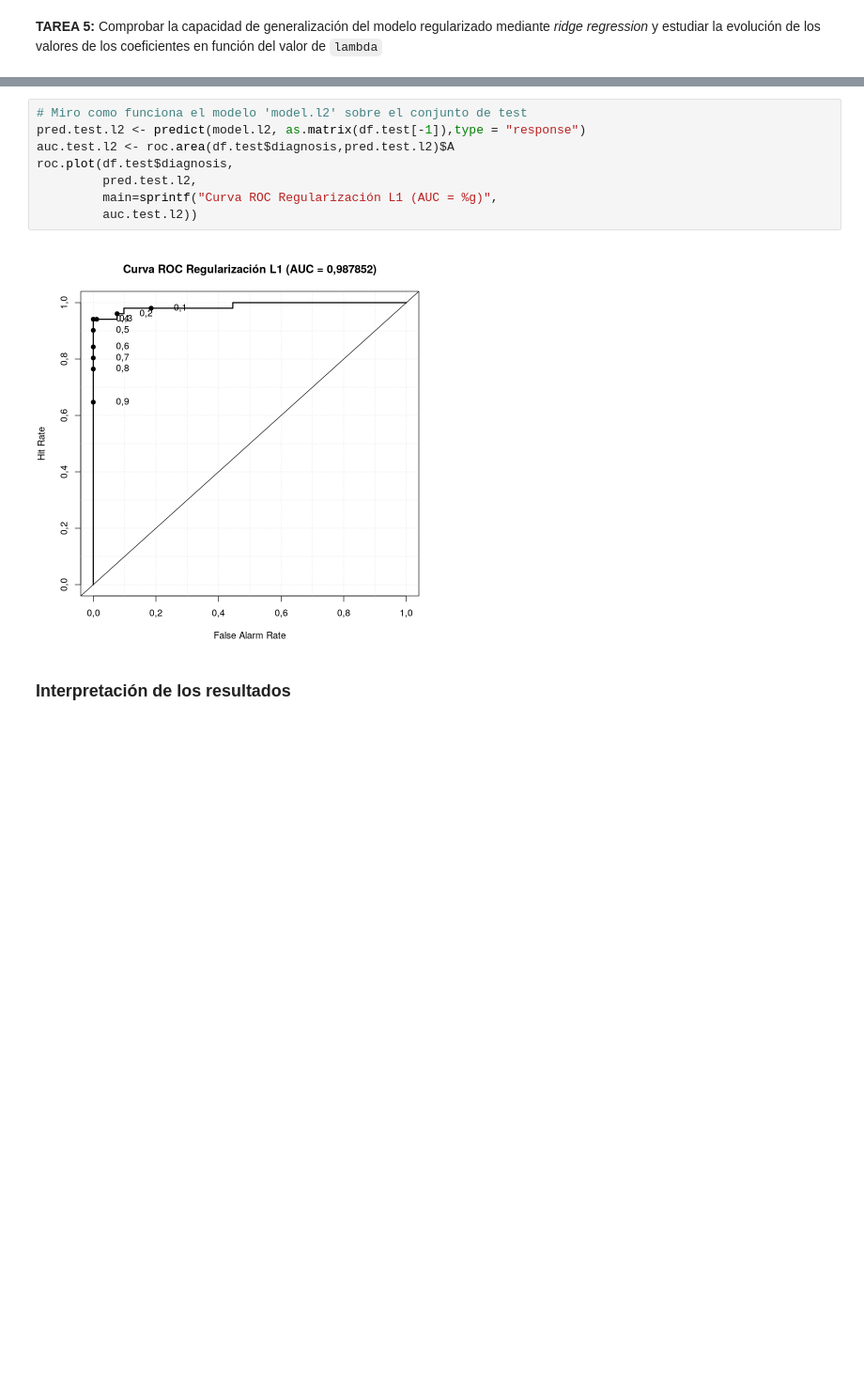
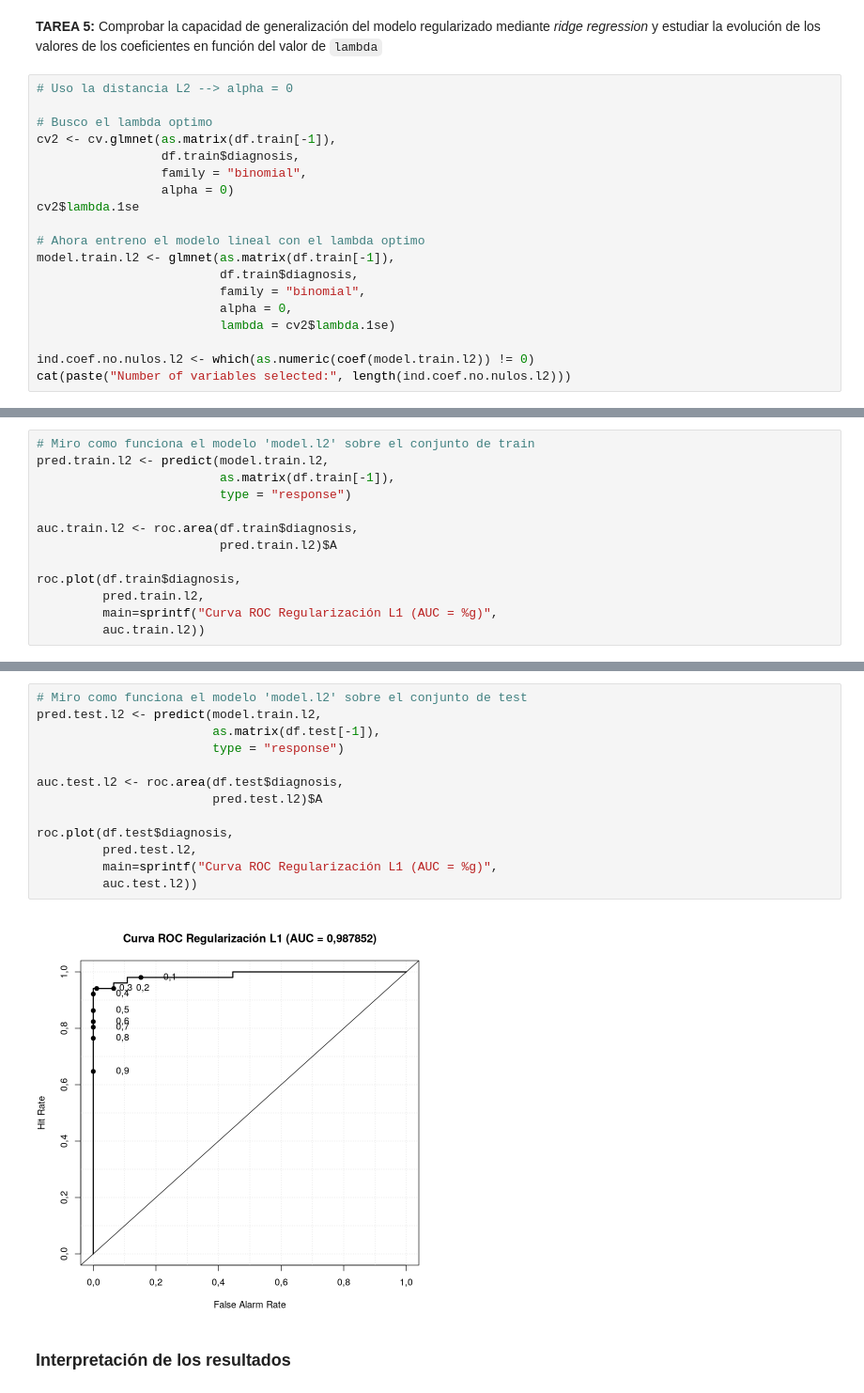
Before and after one commit to NTrevisani/DataScienceMaster, a Jupyter notebook: Estadistica/Pablo/PracticaDimensiones/Seleccion_de_variables_y_regularizacion_BC.ipynb, the cells around one changed output, grey strips where cells are left out. Shown at 94% size. Saved outputs shown, nothing was run; the diff lists cells and outputs as text; blank space fills up the shorter version.

```diff
--- a/Estadistica/Pablo/PracticaDimensiones/Seleccion_de_variables_y_regularizacion_BC.ipynb
+++ b/Estadistica/Pablo/PracticaDimensiones/Seleccion_de_variables_y_regularizacion_BC.ipynb
@@ -506,3 +554,22 @@ roc.plot(df$diagnosis,pred.l2, main=sprintf("Curva ROC Regularización L2 (AUC =
 [figure]
 # %% [markdown]
 **TAREA 5:** Comprobar la capacidad de generalización del modelo regularizado mediante _ridge regression_ y estudiar la evolución de los valores de los coeficientes en función del valor de `lambda`
+# %%
+# Uso la distancia L2 --> alpha = 0
+
+# Busco el lambda optimo
+cv2 <- cv.glmnet(as.matrix(df.train[-1]),
+                 df.train$diagnosis,
+                 family = "binomial",
+                 alpha = 0)
+cv2$lambda.1se
+
+# Ahora entreno el modelo lineal con el lambda optimo
+model.train.l2 <- glmnet(as.matrix(df.train[-1]),
+                         df.train$diagnosis,
+                         family = "binomial",
+                         alpha = 0,
+                         lambda = cv2$lambda.1se)
+
+ind.coef.no.nulos.l2 <- which(as.numeric(coef(model.train.l2)) != 0)
+cat(paste("Number of variables selected:", length(ind.coef.no.nulos.l2)))
@@ -508,0 +579,13 @@ roc.plot(df$diagnosis,pred.l2, main=sprintf("Curva ROC Regularización L2 (AUC =
+# %%
+# Miro como funciona el modelo 'model.l2' sobre el conjunto de train
+pred.train.l2 <- predict(model.train.l2,
+                         as.matrix(df.train[-1]),
+                         type = "response")
+
+auc.train.l2 <- roc.area(df.train$diagnosis,
+                         pred.train.l2)$A
+
+roc.plot(df.train$diagnosis,
+         pred.train.l2,
+         main=sprintf("Curva ROC Regularización L1 (AUC = %g)",
+         auc.train.l2))
@@ -509,13 +594,18 @@ roc.plot(df$diagnosis,pred.l2, main=sprintf("Curva ROC Regularización L2 (AUC =
 # %%
 # Miro como funciona el modelo 'model.l2' sobre el conjunto de test
-pred.test.l2 <- predict(model.l2, as.matrix(df.test[-1]),type = "response")
-auc.test.l2 <- roc.area(df.test$diagnosis,pred.test.l2)$A
+pred.test.l2 <- predict(model.train.l2,
+                        as.matrix(df.test[-1]),
+                        type = "response")
+
+auc.test.l2 <- roc.area(df.test$diagnosis,
+                        pred.test.l2)$A
+
 roc.plot(df.test$diagnosis,
          pred.test.l2,
          main=sprintf("Curva ROC Regularización L1 (AUC = %g)",
          auc.test.l2))
 # %% [output]
-[figure, old version]
+[figure, new version]
 # %% [markdown]
 ### Interpretación de los resultados
 # %% [markdown]
```
Also changed, not shown: parts of 8 cells of this notebook, 2 other files.
